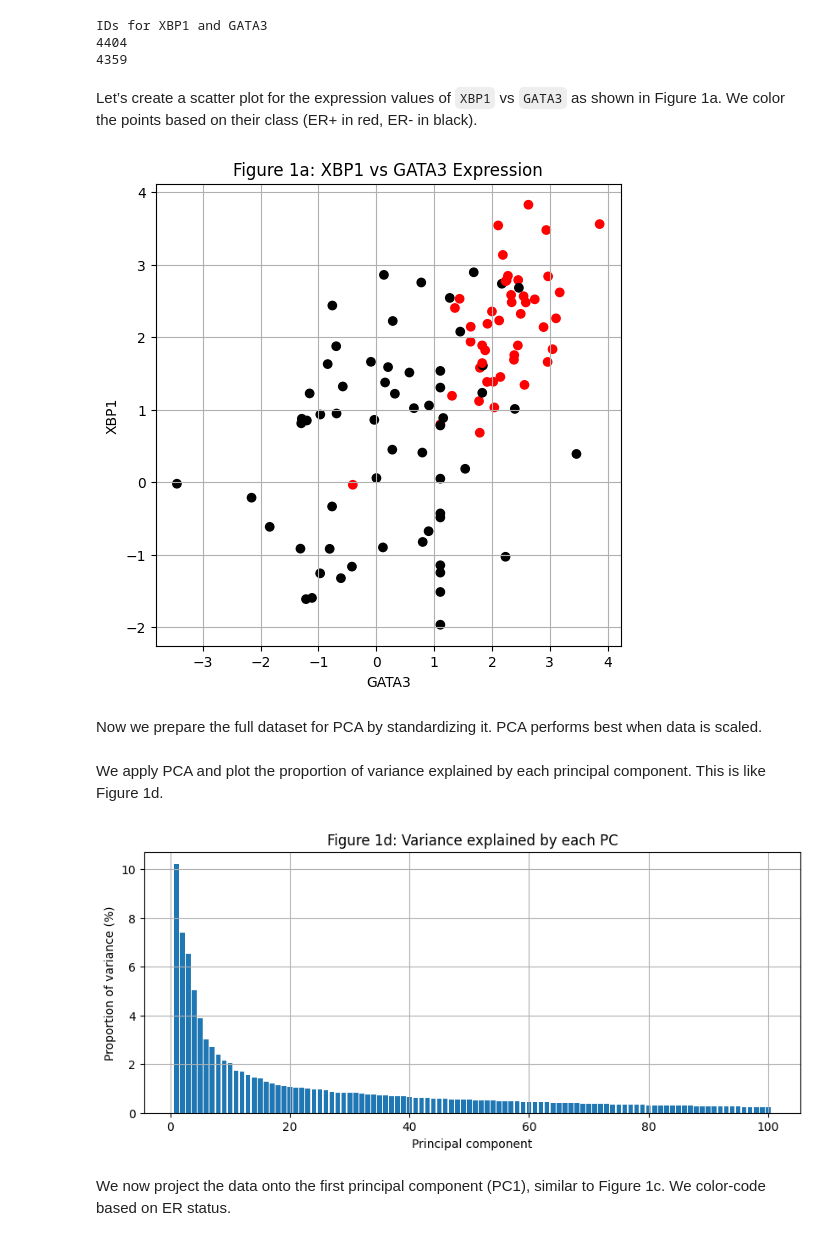
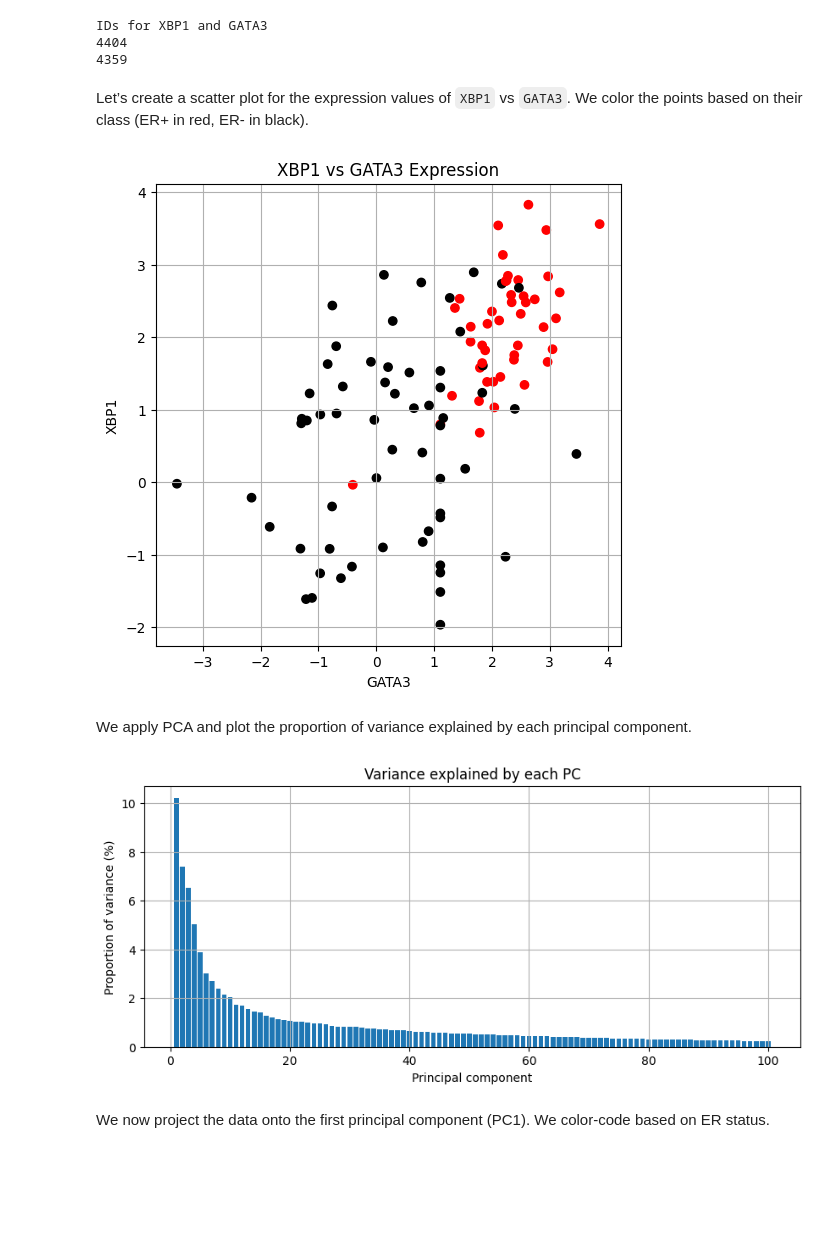
Before and after one commit to jshishimaru/BEE-102-Spring-2025-Assignment, a Jupyter notebook: Q5_PCA.ipynb, the cells around one changed output. Drawn from its saved outputs; the diff is of its cells as text; code cells hidden in the pictures; blank space fills up the shorter version.

Commit message:
fix figure in q5

```diff
--- a/Q5_PCA.ipynb
+++ b/Q5_PCA.ipynb
@@ -36,27 +36,25 @@ IDs for XBP1 and GATA3
 4404
 4359
 # %% [markdown]
-Let’s create a scatter plot for the expression values of `XBP1` vs `GATA3` as shown in Figure 1a. We color the points based on their class (ER+ in red, ER- in black).
+Let’s create a scatter plot for the expression values of `XBP1` vs `GATA3`. We color the points based on their class (ER+ in red, ER- in black).
 # %%
 # Create the scatter plot
 plt.figure(figsize=(6, 6))
 colors = ['black' if lbl == 0 else 'red' for lbl in class_df['label']]
 plt.scatter(gata3_expr, xbp1_expr, c=colors)
 plt.xlabel('GATA3')
 plt.ylabel('XBP1')
-plt.title('Figure 1a: XBP1 vs GATA3 Expression')
+plt.title('XBP1 vs GATA3 Expression')
 plt.grid(True)
 plt.show()
 # %% [output]
-[figure, old version]
+[figure, new version]
-# %% [markdown]
-Now we prepare the full dataset for PCA by standardizing it. PCA performs best when data is scaled.
 # %%
 # Standardize the dataset (excluding gene_id column)
 X = expr_df.values
 X_scaled = StandardScaler().fit_transform(X)
 # %% [markdown]
-We apply PCA and plot the proportion of variance explained by each principal component. This is like Figure 1d.
+We apply PCA and plot the proportion of variance explained by each principal component.
 # %%
 # Apply PCA
 pca = PCA()
@@ -67,13 +65,13 @@ plt.figure(figsize=(10, 4))
 plt.bar(range(1, 101), pca.explained_variance_ratio_[:100] * 100)
 plt.xlabel('Principal component')
 plt.ylabel('Proportion of variance (%)')
-plt.title('Figure 1d: Variance explained by each PC')
+plt.title('Variance explained by each PC')
 plt.grid(True)
 plt.show()
 # %% [output]
-[figure, old version]
+[figure, new version]
 # %% [markdown]
-We now project the data onto the first principal component (PC1), similar to Figure 1c. We color-code based on ER status.
+We now project the data onto the first principal component (PC1). We color-code based on ER status.
 # %%
 # Project onto PC1
 pc1 = X_pca[:, 0]
```
Also changed, not shown: parts of 1 cell of this notebook.
